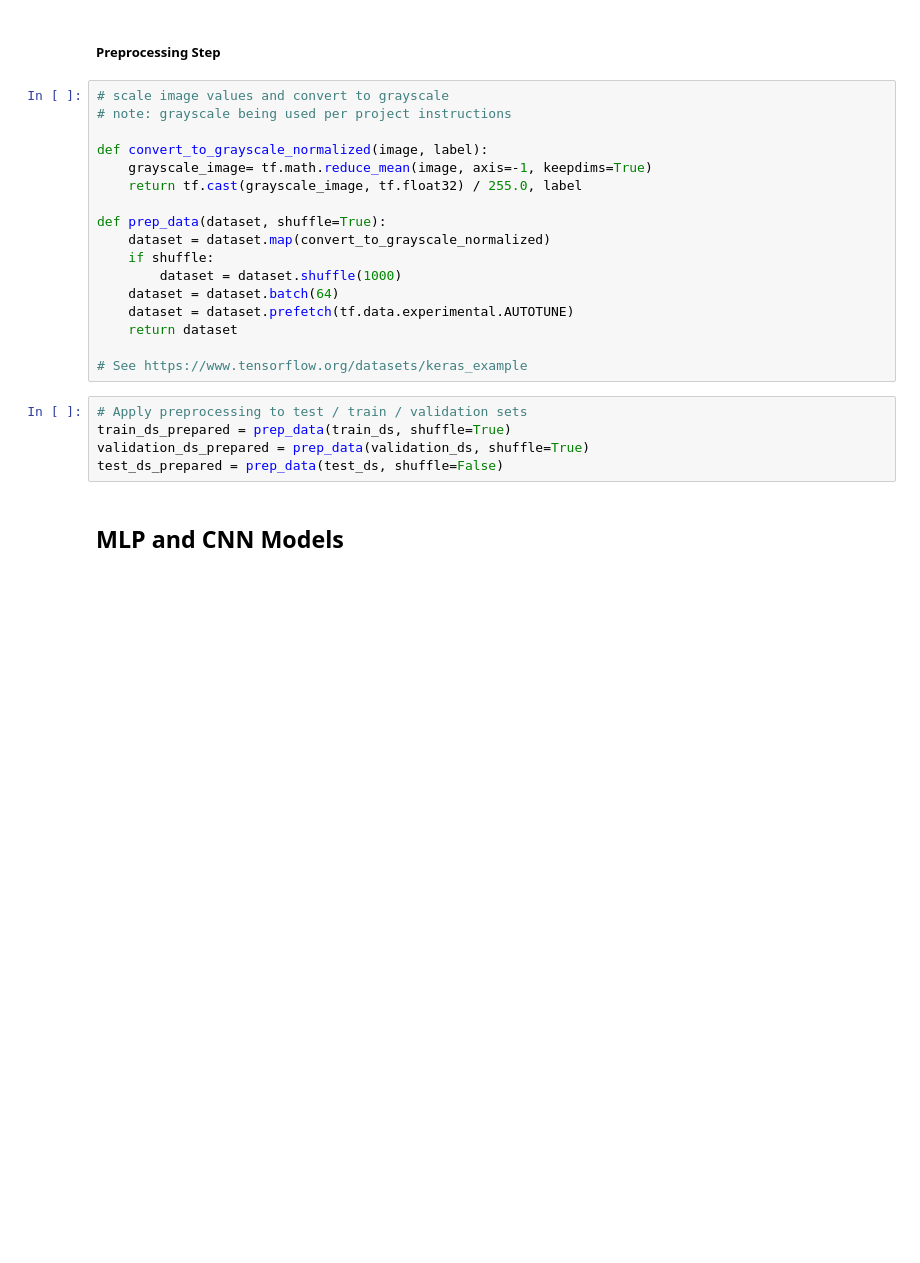
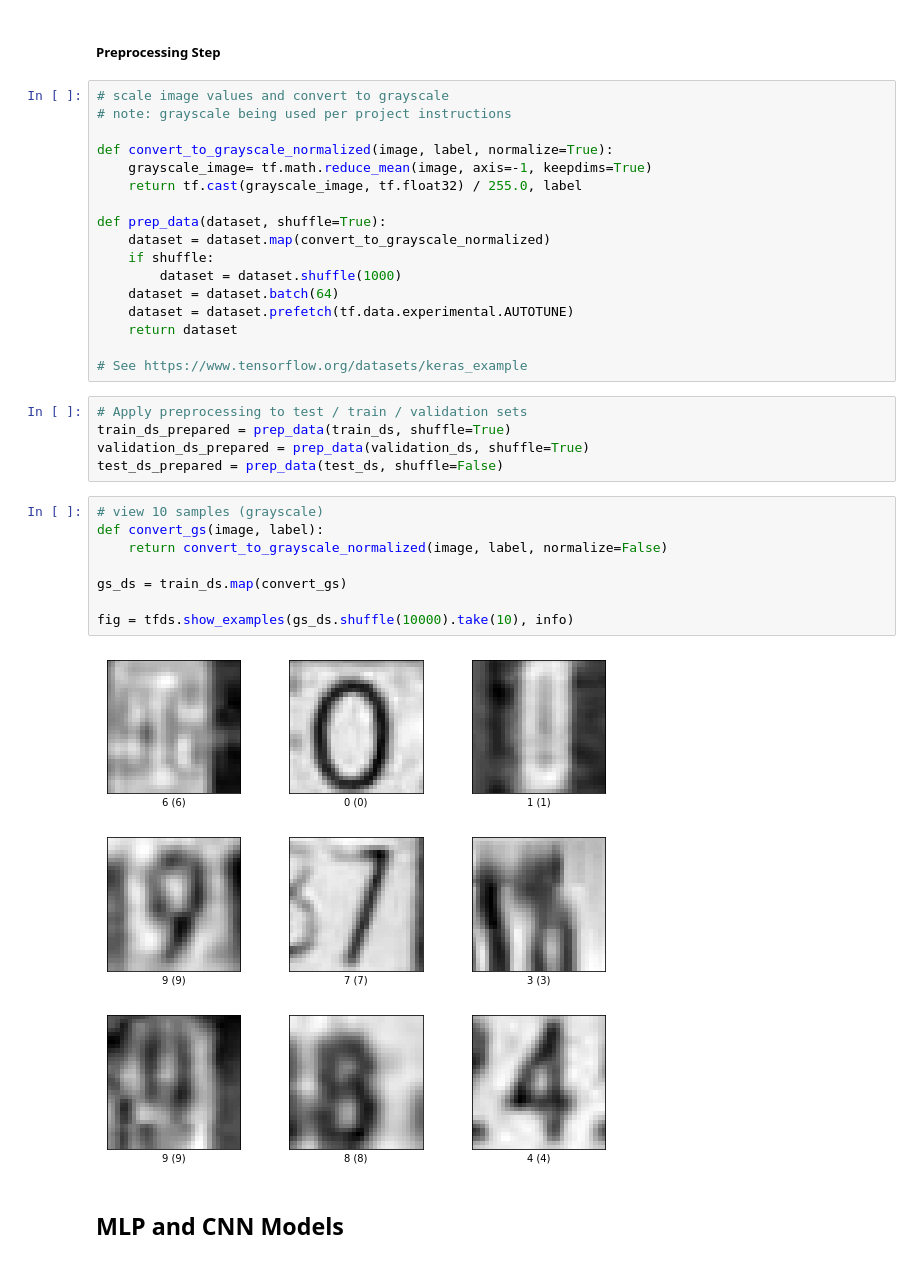
Before and after one commit to mvenouziou/Capstone_Projects, a Jupyter notebook: SVHN_Image_Classification_Project.ipynb, the cells around one changed output. Drawn from its saved outputs; the diff is of its cells as text; blank space fills up the shorter version.

```diff
--- a/SVHN_Image_Classification_Project.ipynb
+++ b/SVHN_Image_Classification_Project.ipynb
@@ -100,7 +100,7 @@ fig = tfds.show_examples(train_ds.shuffle(10000).take(10), info)
 # scale image values and convert to grayscale
 # note: grayscale being used per project instructions
 
-def convert_to_grayscale_normalized(image, label):
+def convert_to_grayscale_normalized(image, label, normalize=True):
     grayscale_image= tf.math.reduce_mean(image, axis=-1, keepdims=True)
     return tf.cast(grayscale_image, tf.float32) / 255.0, label
 
@@ -118,6 +118,16 @@ def prep_data(dataset, shuffle=True):
 train_ds_prepared = prep_data(train_ds, shuffle=True)
 validation_ds_prepared = prep_data(validation_ds, shuffle=True)
 test_ds_prepared = prep_data(test_ds, shuffle=False)
+# %%
+# view 10 samples (grayscale)
+def convert_gs(image, label):
+    return convert_to_grayscale_normalized(image, label, normalize=False)
+
+gs_ds = train_ds.map(convert_gs)
+
+fig = tfds.show_examples(gs_ds.shuffle(10000).take(10), info)
+# %% [output]
+[figure, added]
 # %% [markdown]
 ## MLP and CNN Models
 # %% [markdown]
```
Also changed, not shown: parts of 17 cells of this notebook.
